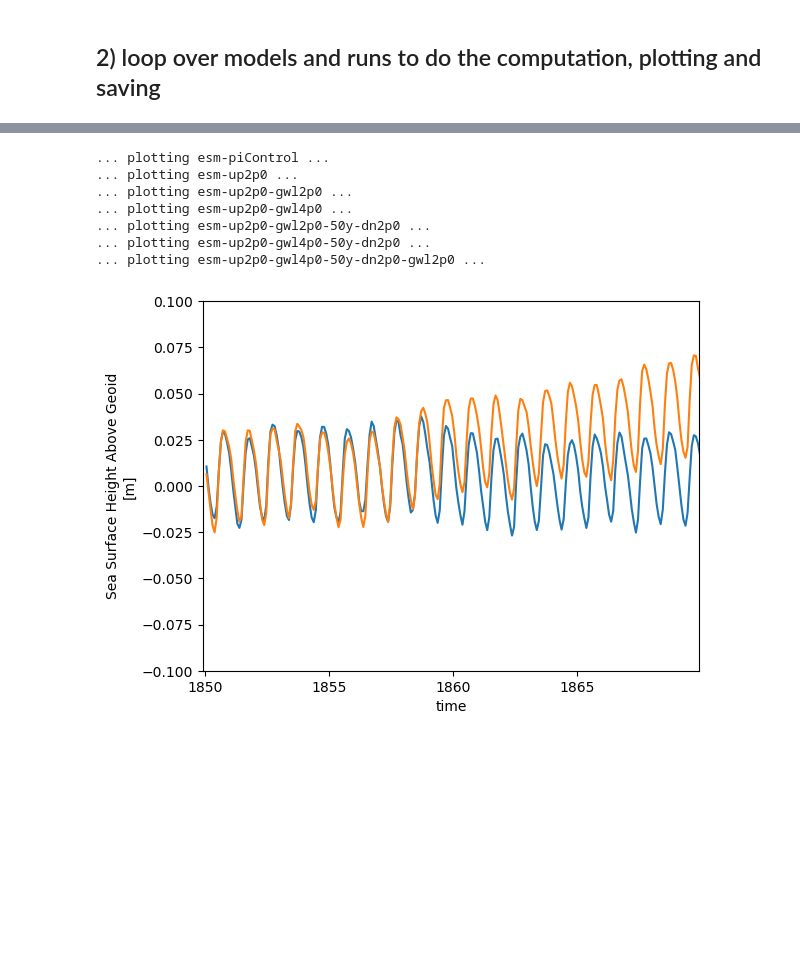
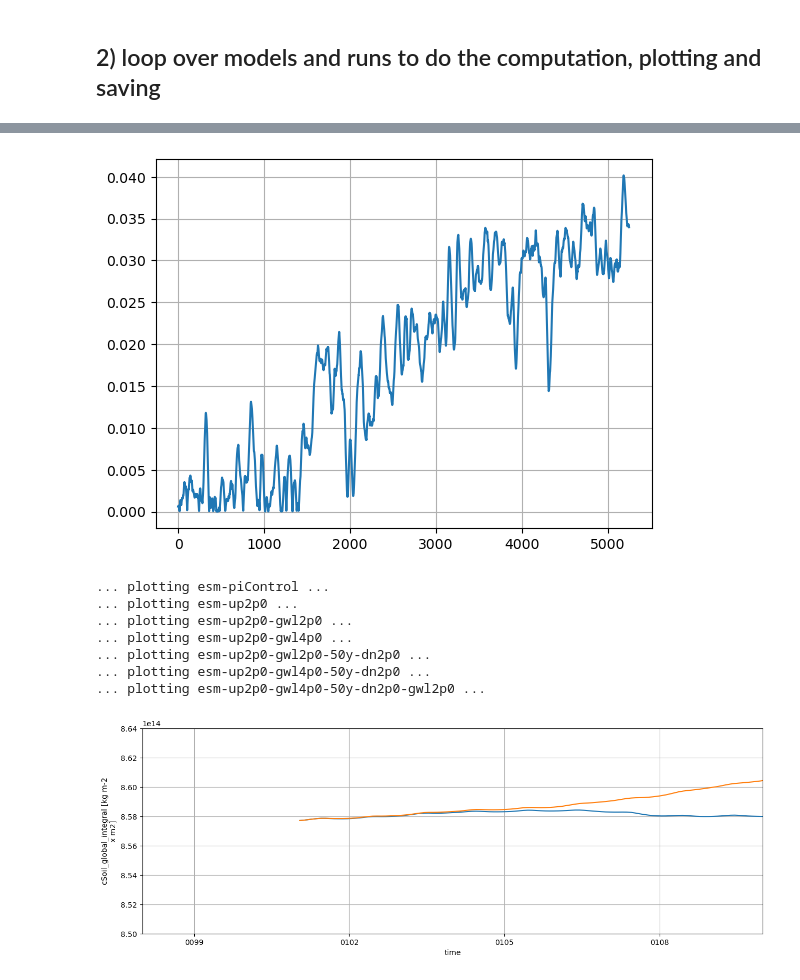
Before and after one commit to eikekoehn/TIPMIP_carbon_cycle, a Jupyter notebook: 01_postprocessing/calc_time_series_of_global_statistic.ipynb, the cells around one changed output, grey strips where cells are left out. Drawn from its saved outputs; the diff is of its cells as text; code cells hidden in the pictures; blank space fills up the shorter version.

```diff
--- a/01_postprocessing/calc_time_series_of_global_statistic.ipynb
+++ b/01_postprocessing/calc_time_series_of_global_statistic.ipynb
@@ -41,6 +41,11 @@ def get_stat(varia,model):
         if varia == 'co2mass':
             stat = 'integral'
 
+    # overwrite some choices
+    if model == 'EC-Earth3-ESM-1':
+        if varia == 'co2s':
+            stat = None
+
     return stat
 
 def get_vert_stat(varia,default=True):
@@ -63,16 +68,20 @@ varias = [
     #'cCwd',
     #'cLand',
     #'cLitter',
+    #'co2',
+    'co2s',
     #'co2mass',
     #'cSoil',
     #'cVeg',
+    #'dissic',
     #'epc100',
     #'fco2antt',
-    'fgco2',
-    'intpp',
-    'nbp',
-    'npp',
-    'tas',
-    'tos',
-    'zos',
+    #'fgco2',
+    #'intdic',
+    #'intpp',
+    #'nbp',
+    #'npp',
+    #'tas',
+    #'tos',
+    #'zos',
     #'zostoga',
@@ -80,5 +89,5 @@ varias = [
-models = ['GISSE2.1-G-CC2']#['ACCESS-ESM1-5']#['MIROC-ES2L']#['EC-Earth3-ESM-1'] #['CESM2']#['UKESM1-2']#['NorESM2-LM']#['IPSL-CM6-ESMCO2']#['GFDL-ESM2M']#['NorESM2-LM']#['IPSL-CM6-ESMCO2']#['NorESM2-LM']#['CESM2']#['GISSE2.1-G-CC2']#['NorESM2-LM']#['CESM2']#['UKESM1-2']#['EC-Earth3-ESM-1']#['IPSL-CM6-ESMCO2']#['NorESM2-LM']##['GISSE2.1-G-CC2']#['CESM2']#['ACCESS-ESM1-5'] #['ACCESS-ESM1-5']#['IPSL-CM6-ESMCO2']#['NorESM2-LM']#['IPSL-CM6-ESMCO2','NorESM2-LM','GFDL-ESM2M']#['MIROC-ES2L'] ['IPSL-CM6-ESMCO2']#['EC-Earth3-ESM-1']#['UKESM1-2']#['IPSL-CM6-ESMCO2']#['IPSL-CM6-ESMCO2']#[]#['GISSE2.1-G-CC2']#['EC-Earth3-ESM-1']#,'UKESM1-2']#['NorESM2-LM']#['GFDL-ESM2M']#['IPSL-CM6-ESMCO2']#['UKESM1-2']#['IPSL-CM6-ESMCO2','NorESM2-LM','GFDL-ESM2M'] # ,
-runs = pruns.get_run_list('tipmip_tier1')#[3:4]#[:1]#[-1:]#[-2:]#[-2:]#[2:]#[-1:]#[:1]#[5:]#[1:]#[:-1]#[:1]#[-1:]#[:1]#[:1]#[1:]#[-1:] #
+models = ['EC-Earth3-ESM-1']#['UKESM1-2']#['ACCESS-ESM1-5']#['MIROC-ES2L']##['EC-Earth3-ESM-1']#['GISSE2.1-G-CC2']#['MIROC-ES2L']#['EC-Earth3-ESM-1']#['CESM2']#['EC-Earth3-ESM-1']#['UKESM1-2']#['ACCESS-ESM1-5']#['GISSE2.1-G-CC2']#['CESM2']#['UKESM1-2']#['EC-Earth3-ESM-1']#,['EC-Earth3-ESM-1']#['UKESM1-2']#['MIROC-ES2L']##['ACCESS-ESM1-5']#['EC-Earth3-ESM-1'] #['CESM2']#['NorESM2-LM']#['IPSL-CM6-ESMCO2']#['GFDL-ESM2M']#['NorESM2-LM']#['IPSL-CM6-ESMCO2']#['NorESM2-LM']#['CESM2']#['GISSE2.1-G-CC2']#['NorESM2-LM']#['CESM2']#['UKESM1-2']#['EC-Earth3-ESM-1']#['IPSL-CM6-ESMCO2']#['NorESM2-LM']##['GISSE2.1-G-CC2']#['CESM2']#['ACCESS-ESM1-5'] #['ACCESS-ESM1-5']#['IPSL-CM6-ESMCO2']#['NorESM2-LM']#['IPSL-CM6-ESMCO2','NorESM2-LM','GFDL-ESM2M']#['MIROC-ES2L'] ['IPSL-CM6-ESMCO2']#['UKESM1-2']#['IPSL-CM6-ESMCO2']#['IPSL-CM6-ESMCO2']#[]#['GISSE2.1-G-CC2']#['EC-Earth3-ESM-1']#,'UKESM1-2']#['NorESM2-LM']#['GFDL-ESM2M']#['IPSL-CM6-ESMCO2']#['UKESM1-2']#['IPSL-CM6-ESMCO2','NorESM2-LM','GFDL-ESM2M'] # ,
+runs = pruns.get_run_list('tipmip_tier1')#[:3]#[3:4]#[:1]#[-1:]#[-2:]#[-2:]#[2:]#[-1:]#[:1]#[5:]#[1:]#[:-1]#[:1]#[-1:]#[:1]#[:1]#[1:]#[-1:] #
 
 #server='spirit'#'levante'#'spirit'#
 #outroot = './../01_postprocessed_data/global_time_series' # 04_processed_data
@@ -489,28 +516,35 @@ Coordinates:
+# %%
+plt.grid()
+# %% [output]
+[figure, added]
 # %%
+fig, ax = plt.subplots(figsize=(15,5))
 for key in global_stats.keys():
     print(f'... plotting {key} ...')
-    global_stats[key][namer].plot()
+    global_stats[key][namer].plot(ax=ax)
 plt.xlim(
-    cftime.DatetimeGregorian(1850, 1, 1),
-    cftime.DatetimeGregorian(1870, 1, 1),
+    cftime.DatetimeGregorian(98, 1, 1),
+    cftime.DatetimeGregorian(110, 1, 1),
 )
 #plt.xlim(
 #    cftime.DatetimeGregorian(1850, 1, 1),
 #    cftime.DatetimeGregorian(1865, 1, 1),
 #)
-#plt.ylim(-4.8,-4.7)
-#plt.ylim(-4.9,-4.8)
-plt.ylim(-.1,.1)
+#plt.ylim(-3,-2.9)
+#plt.ylim(-5.25,-5.19)
+#plt.ylim(0.0002,0.0004)
+plt.ylim(8.5e14,8.64e14)
+plt.grid()
 plt.show()
 # %% [output]
 ... plotting esm-piControl ...
 ... plotting esm-up2p0 ...
 ... plotting esm-up2p0-gwl2p0 ...
 ... plotting esm-up2p0-gwl4p0 ...
 ... plotting esm-up2p0-gwl2p0-50y-dn2p0 ...
 ... plotting esm-up2p0-gwl4p0-50y-dn2p0 ...
 ... plotting esm-up2p0-gwl4p0-50y-dn2p0-gwl2p0 ...
-[figure, old version]
+[figure, new version]
 # %%
 fig, ax = plt.subplots(2,3,figsize=(15,10))
 for axi in ax.flat:
```
Also changed, not shown: parts of 5 cells of this notebook, 7 other files.
